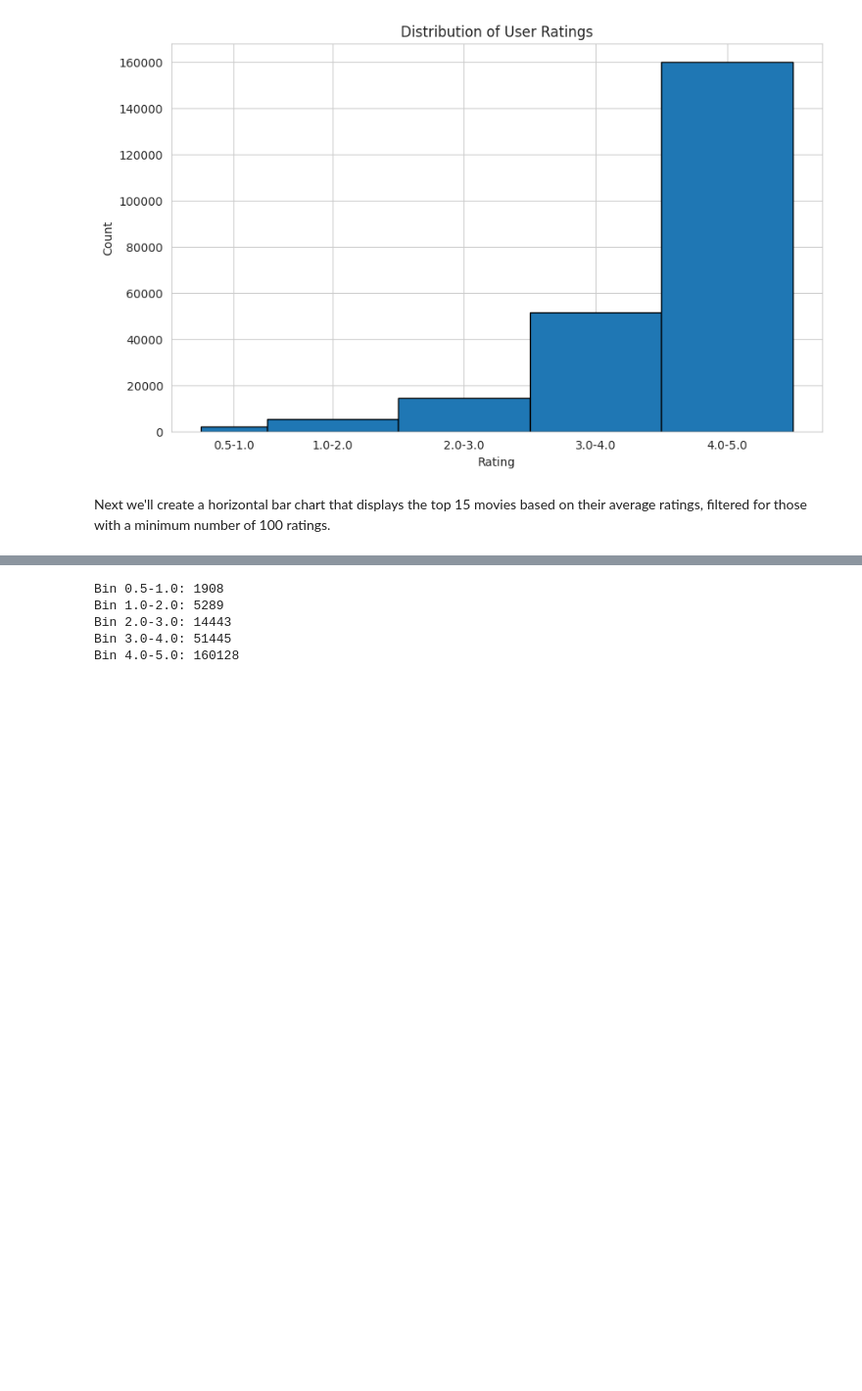
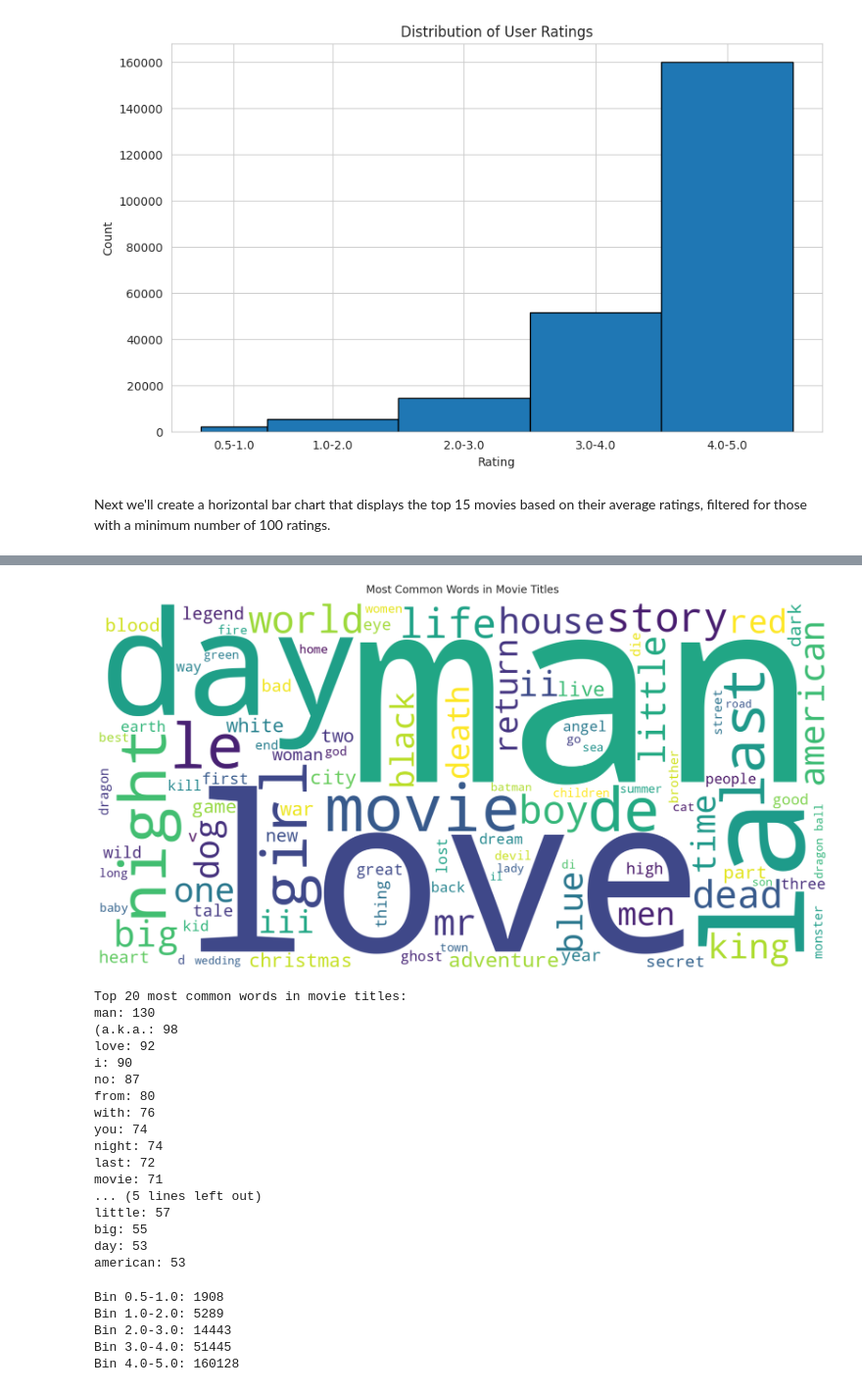
Before and after one commit to BandaVallary/Movie_Recommendation_System, a Jupyter notebook: notebook.ipynb, the cells around one changed output, grey strips where cells are left out. Shown at 98% size. Cells and saved outputs as stored; diff of their text form; code cells hidden in the pictures; blank space fills up the shorter version.

Commit message:
Add a wordcloud of Top 20 most common words in movie titles

```diff
--- a/notebook.ipynb
+++ b/notebook.ipynb
@@ -164,6 +164,72 @@ Top 10 Movies Data:
                                 Apocalypse Now (1979)    4.219626          107
                             American History X (1998)    4.217054          129
 Star Wars: Episode V - The Empire Strikes Back (1980)    4.215640          211
+# %%
+import pandas as pd
+from wordcloud import WordCloud
+import matplotlib.pyplot as plt
+import re
+from collections import Counter
+
+# Get unique movie titles
+unique_titles = ratings_with_titles['title'].unique()
+
+# Function to clean titles
+def clean_title(title):
+    # Remove year in parentheses
+    title = re.sub(r'\(\d{4}\)', '', title)
+    # Convert to lowercase and split into words
+    words = title.lower().split()
+    # List of common words to remove
+    stop_words = {'the', 'a', 'an', 'and', 'or', 'but', 'in', 'on', 'at', 'to', 'for', 'of', '&', '2', 'my', 'ii', 'it'}
+    # Keep only non-stop words
+    return ' '.join([word for word in words if word not in stop_words])
+
+# Clean all titles and join them
+text = ' '.join([clean_title(title) for title in unique_titles])
+
+# Create and generate a word cloud image
+wordcloud = WordCloud(
+    width=1600,
+    height=800,
+    background_color='white',
+    max_words=100,
+    min_font_size=10,
+    random_state=42
+).generate(text)
+
+# Display the generated image
+plt.figure(figsize=(20, 10))
+plt.imshow(wordcloud, interpolation='bilinear')
+plt.axis('off')
+plt.title('Most Common Words in Movie Titles', fontsize=20, pad=20)
+plt.tight_layout(pad=0)
+plt.show()
+
+# Print most common words and their counts
+word_counts = Counter(text.split())
+print("\nTop 20 most common words in movie titles:")
+for word, count in word_counts.most_common(20):
+    print(f"{word}: {count}")
+# %% [output]
+[figure, added]
+Top 20 most common words in movie titles:
+man: 130
+(a.k.a.: 98
+love: 92
+i: 90
+no: 87
+from: 80
+with: 76
+you: 74
+night: 74
+last: 72
+movie: 71
+... (5 lines left out)
+little: 57
+big: 55
+day: 53
+american: 53
 # %%
 counts, _ = np.histogram(ratings['rating'], bins=bins)
 for i, count in enumerate(counts):
```
Also changed, not shown: parts of 1 cell of this notebook.
